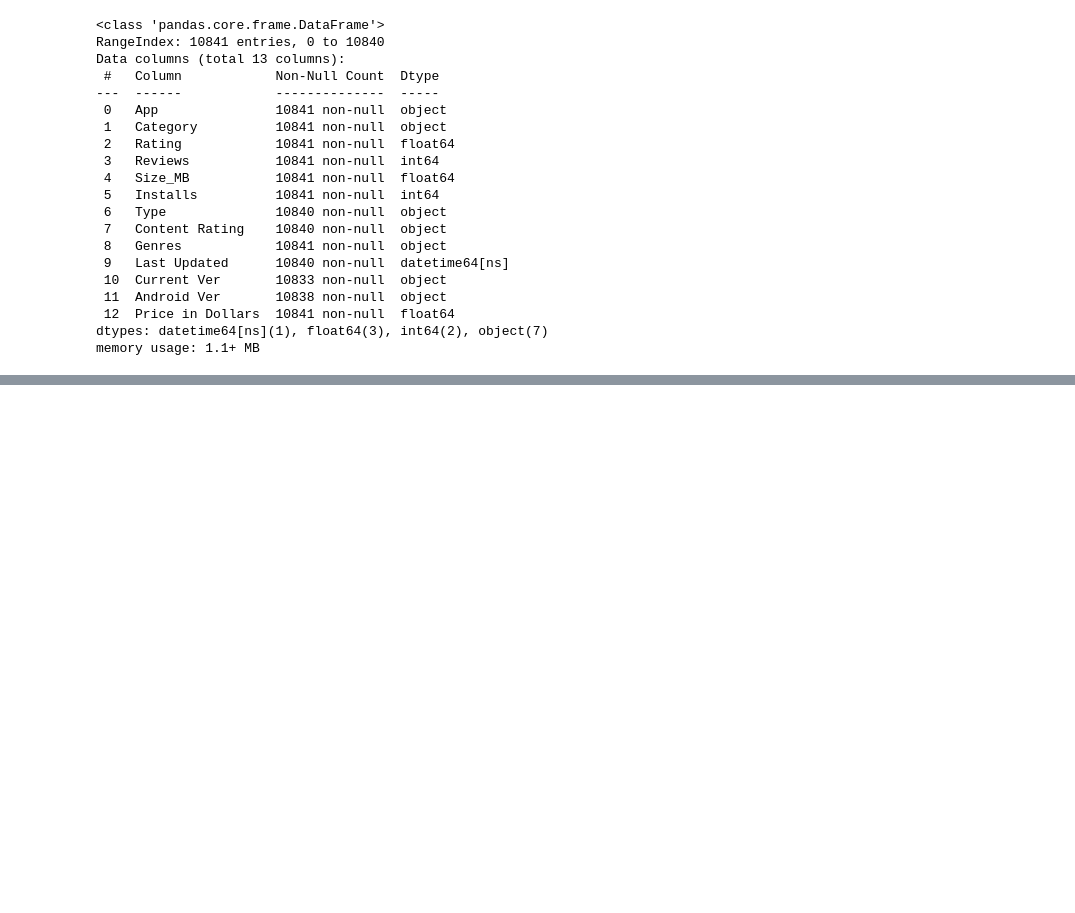
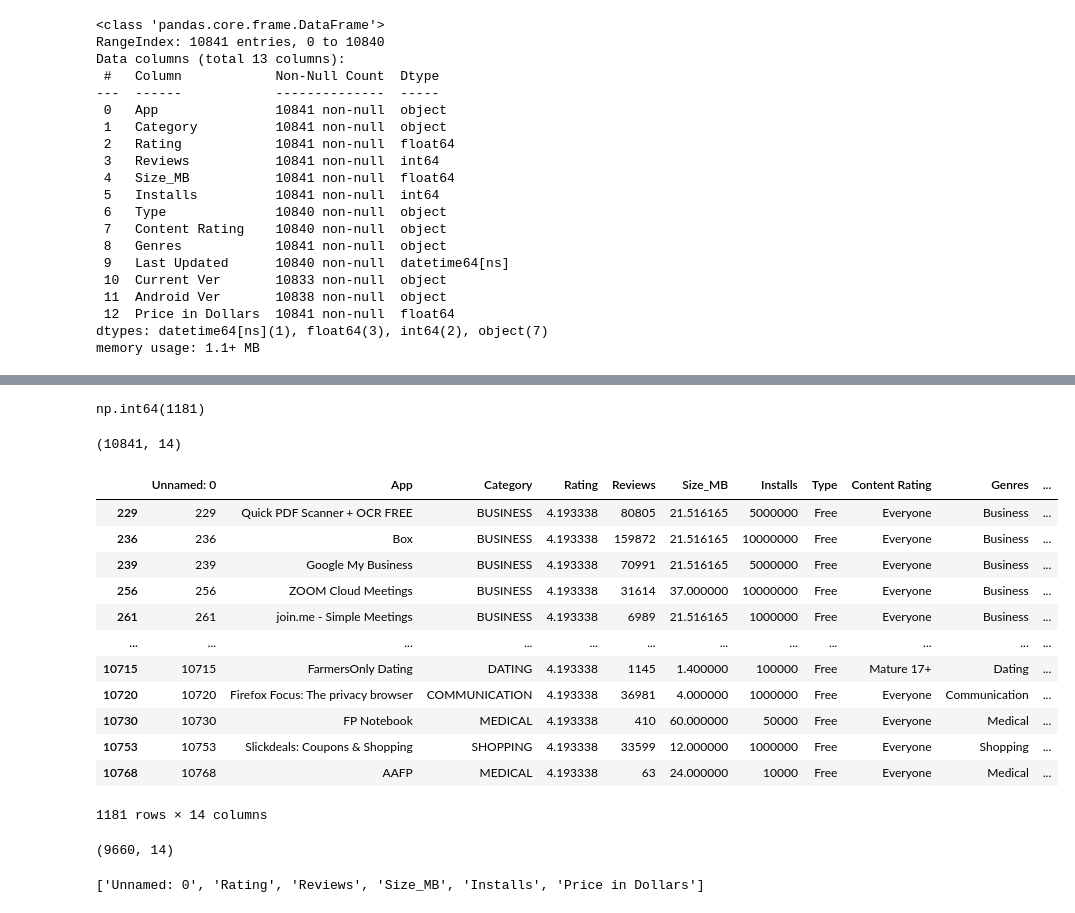
Before and after one commit to Namir50/Data-Science-Machine-learning-tutorial, a Jupyter notebook: Exploratory Data Analysis/Google_playstore__dataset_eda.ipynb, the cells around one changed output, grey strips where cells are left out. Cells and saved outputs as stored; diff of their text form; code cells hidden in the pictures; blank space fills up the shorter version.

```diff
--- a/Exploratory Data Analysis/Google_playstore__dataset_eda.ipynb
+++ b/Exploratory Data Analysis/Google_playstore__dataset_eda.ipynb
@@ -441,0 +454,24 @@ df.to_csv('C:/Users/namir/Documents/My_Documents/Data-Science-Machine-learning-t
+# %%
+df.duplicated('App').sum()
+# %% [output]
+np.int64(1181)
+# %%
+df.shape
+# %% [output]
+(10841, 14)
+# %%
+df[df.duplicated('App')]
+# %% [output]
+|  | Unnamed: 0 | App | Category | Rating | Reviews | Size_MB | Installs | Type | Content Rating | Genres | ... |
+| 229 | 229 | Quick PDF Scanner + OCR FREE | BUSINESS | 4.193338 | 80805 | 21.516165 | 5000000 | Free | Everyone | Business | ... |
+| 236 | 236 | Box | BUSINESS | 4.193338 | 159872 | 21.516165 | 10000000 | Free | Everyone | Business | ... |
+| 239 | 239 | Google My Business | BUSINESS | 4.193338 | 70991 | 21.516165 | 5000000 | Free | Everyone | Business | ... |
+| 256 | 256 | ZOOM Cloud Meetings | BUSINESS | 4.193338 | 31614 | 37.000000 | 10000000 | Free | Everyone | Business | ... |
+| 261 | 261 | join.me - Simple Meetings | BUSINESS | 4.193338 | 6989 | 21.516165 | 1000000 | Free | Everyone | Business | ... |
+| ... | ... | ... | ... | ... | ... | ... | ... | ... | ... | ... | ... |
+| 10715 | 10715 | FarmersOnly Dating | DATING | 4.193338 | 1145 | 1.400000 | 100000 | Free | Mature 17+ | Dating | ... |
+| 10720 | 10720 | Firefox Focus: The privacy browser | COMMUNICATION | 4.193338 | 36981 | 4.000000 | 1000000 | Free | Everyone | Communication | ... |
+| 10730 | 10730 | FP Notebook | MEDICAL | 4.193338 | 410 | 60.000000 | 50000 | Free | Everyone | Medical | ... |
+| 10753 | 10753 | Slickdeals: Coupons & Shopping | SHOPPING | 4.193338 | 33599 | 12.000000 | 1000000 | Free | Everyone | Shopping | ... |
+| 10768 | 10768 | AAFP | MEDICAL | 4.193338 | 63 | 24.000000 | 10000 | Free | Everyone | Medical | ... |
+1181 rows × 14 columns
@@ -441,0 +480,4 @@ df.to_csv('C:/Users/namir/Documents/My_Documents/Data-Science-Machine-learning-t
+# %%
+df.shape
+# %% [output]
+(9660, 14)
@@ -441,0 +487,4 @@ df.to_csv('C:/Users/namir/Documents/My_Documents/Data-Science-Machine-learning-t
+# %%
+numeric_feature
+# %% [output]
+['Unnamed: 0', 'Rating', 'Reviews', 'Size_MB', 'Installs', 'Price in Dollars']
```
Also changed, not shown: parts of 9 cells of this notebook.
